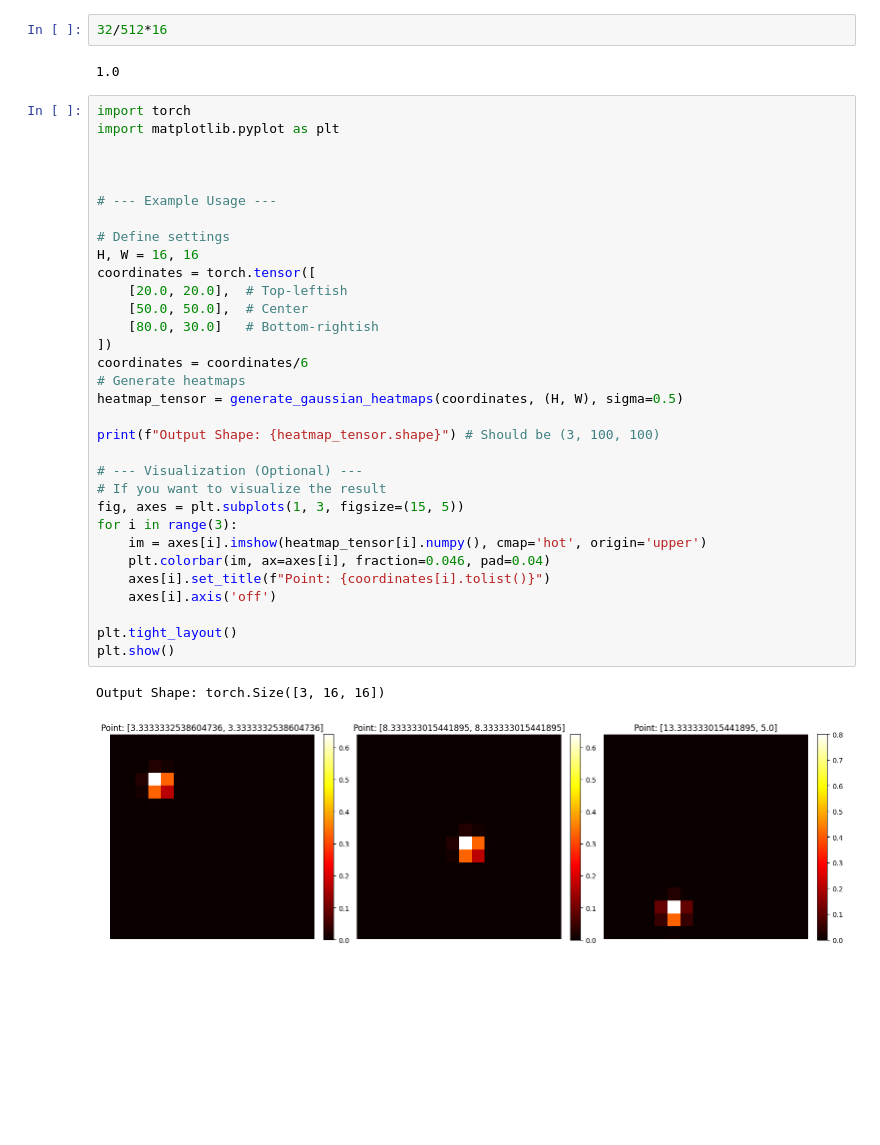
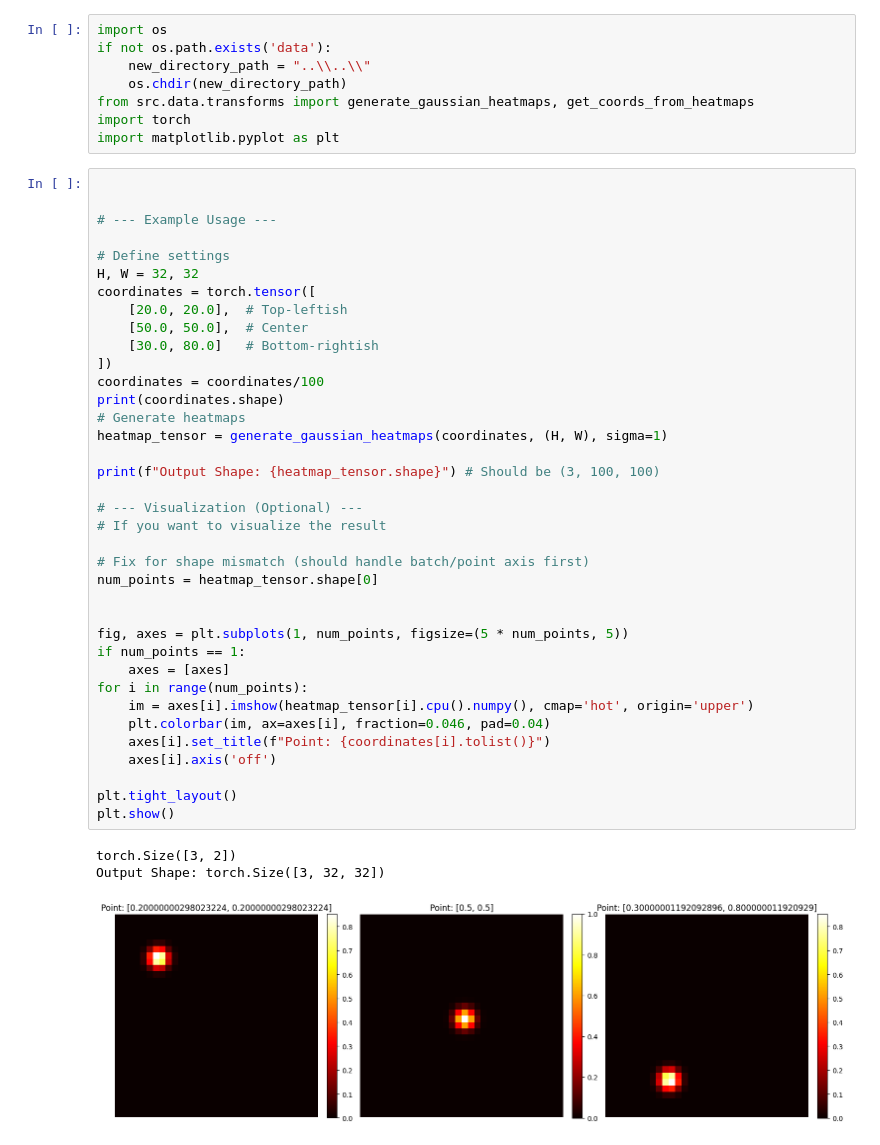
Before and after one commit to Leo00010011/From-Noisy-Eye-Tracking-To-Scanpath, a Jupyter notebook: src/notebooks/gaussian_map.ipynb, the cells around one changed output. Drawn from its saved outputs; the diff is of its cells as text; blank space fills up the shorter version.

```diff
--- a/src/notebooks/gaussian_map.ipynb
+++ b/src/notebooks/gaussian_map.ipynb
@@ -1,40 +1,50 @@
 # %%
-32/512*16
+import os
+if not os.path.exists('data'):
+    new_directory_path = "..\\..\\"
+    os.chdir(new_directory_path)
+from src.data.transforms import generate_gaussian_heatmaps, get_coords_from_heatmaps
+import torch
+import matplotlib.pyplot as plt
-# %% [output]
-1.0
 # %%
-import torch
-import matplotlib.pyplot as plt
-
 
 
 # --- Example Usage ---
 
 # Define settings
-H, W = 16, 16
+H, W = 32, 32
 coordinates = torch.tensor([
     [20.0, 20.0],  # Top-leftish
     [50.0, 50.0],  # Center
-    [80.0, 30.0]   # Bottom-rightish
+    [30.0, 80.0]   # Bottom-rightish
 ])
-coordinates = coordinates/6
+coordinates = coordinates/100
+print(coordinates.shape)
 # Generate heatmaps
-heatmap_tensor = generate_gaussian_heatmaps(coordinates, (H, W), sigma=0.5)
+heatmap_tensor = generate_gaussian_heatmaps(coordinates, (H, W), sigma=1)
 
 print(f"Output Shape: {heatmap_tensor.shape}") # Should be (3, 100, 100)
 
 # --- Visualization (Optional) ---
 # If you want to visualize the result
-fig, axes = plt.subplots(1, 3, figsize=(15, 5))
-for i in range(3):
-    im = axes[i].imshow(heatmap_tensor[i].numpy(), cmap='hot', origin='upper')
+
+# Fix for shape mismatch (should handle batch/point axis first)
+num_points = heatmap_tensor.shape[0]
+
+
+fig, axes = plt.subplots(1, num_points, figsize=(5 * num_points, 5))
+if num_points == 1:
+    axes = [axes]
+for i in range(num_points):
+    im = axes[i].imshow(heatmap_tensor[i].cpu().numpy(), cmap='hot', origin='upper')
     plt.colorbar(im, ax=axes[i], fraction=0.046, pad=0.04)
     axes[i].set_title(f"Point: {coordinates[i].tolist()}")
     axes[i].axis('off')
 
 plt.tight_layout()
 plt.show()
 # %% [output]
-Output Shape: torch.Size([3, 16, 16])
+torch.Size([3, 2])
+Output Shape: torch.Size([3, 32, 32])
-[figure, old version]
+[figure, new version]
 # %%
```
Also changed, not shown: parts of 1 cell of this notebook, 2 other files.
